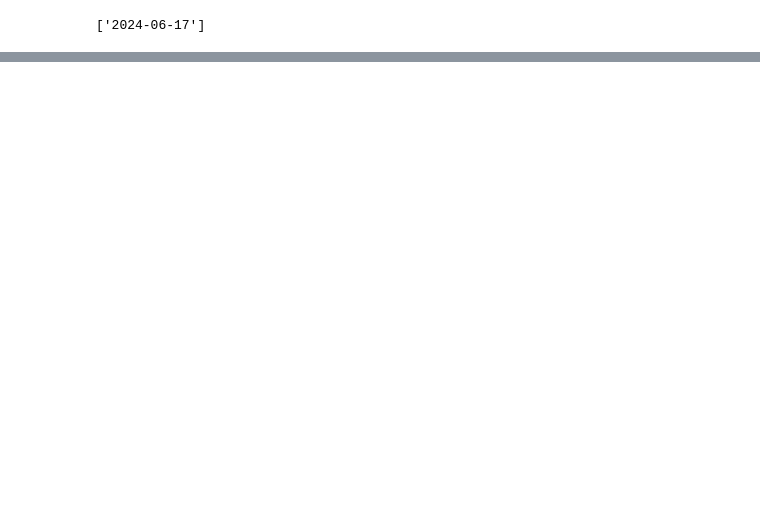
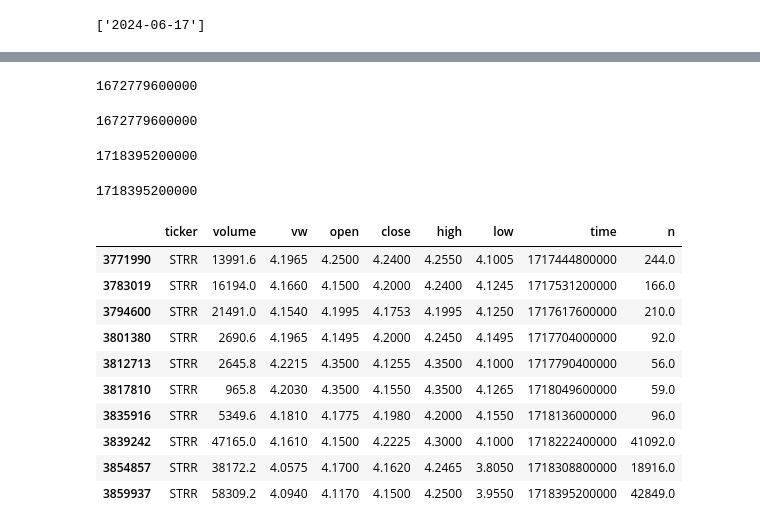
Before and after one commit to j-huic/stonks, a Jupyter notebook: dbstuff.ipynb, the cells around one changed output, grey strips where cells are left out. Cells and saved outputs as stored; diff of their text form; code cells hidden in the pictures; blank space fills up the shorter version.

```diff
--- a/dbstuff.ipynb
+++ b/dbstuff.ipynb
@@ -80,0 +161,30 @@ missingdates(dates, get_trading_days(from_date=min(dates)))
+# %%
+test.time.min()
+# %% [output]
+1672779600000
+# %%
+all2.time.min()
+# %% [output]
+1672779600000
+# %%
+test.time.max()
+# %% [output]
+1718395200000
+# %%
+all2.time.max()
+# %% [output]
+1718395200000
+# %%
+test[test.ticker == 'STRR'].tail(10)
+# %% [output]
+|  | ticker | volume | vw | open | close | high | low | time | n |
+| 3771990 | STRR | 13991.6 | 4.1965 | 4.2500 | 4.2400 | 4.2550 | 4.1005 | 1717444800000 | 244.0 |
+| 3783019 | STRR | 16194.0 | 4.1660 | 4.1500 | 4.2000 | 4.2400 | 4.1245 | 1717531200000 | 166.0 |
+| 3794600 | STRR | 21491.0 | 4.1540 | 4.1995 | 4.1753 | 4.1995 | 4.1250 | 1717617600000 | 210.0 |
+| 3801380 | STRR | 2690.6 | 4.1965 | 4.1495 | 4.2000 | 4.2450 | 4.1495 | 1717704000000 | 92.0 |
+| 3812713 | STRR | 2645.8 | 4.2215 | 4.3500 | 4.1255 | 4.3500 | 4.1000 | 1717790400000 | 56.0 |
+| 3817810 | STRR | 965.8 | 4.2030 | 4.3500 | 4.1550 | 4.3500 | 4.1265 | 1718049600000 | 59.0 |
+| 3835916 | STRR | 5349.6 | 4.1810 | 4.1775 | 4.1980 | 4.2000 | 4.1550 | 1718136000000 | 96.0 |
+| 3839242 | STRR | 47165.0 | 4.1610 | 4.1500 | 4.2225 | 4.3000 | 4.1000 | 1718222400000 | 41092.0 |
+| 3854857 | STRR | 38172.2 | 4.0575 | 4.1700 | 4.1620 | 4.2465 | 3.8050 | 1718308800000 | 18916.0 |
+| 3859937 | STRR | 58309.2 | 4.0940 | 4.1170 | 4.1500 | 4.2500 | 3.9550 | 1718395200000 | 42849.0 |
```
Also changed, not shown: parts of 51 cells of this notebook, 2 other files.
